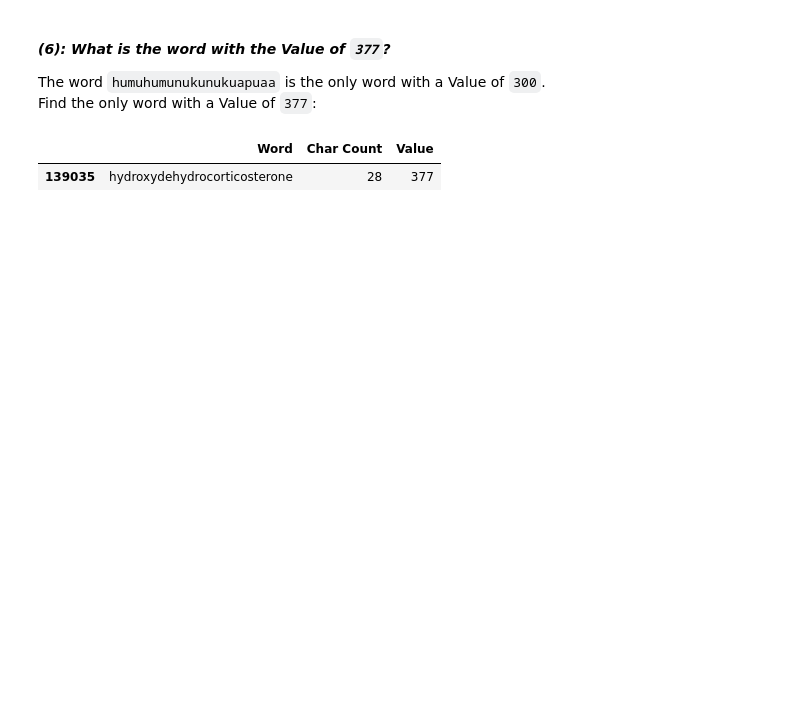
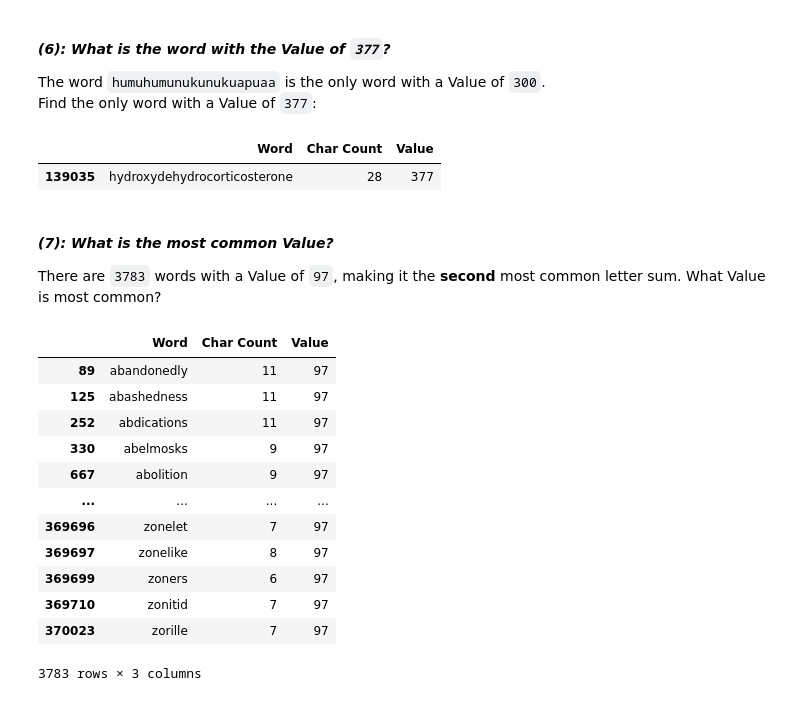
Before and after one commit to ChrisDunamis/Portfolios, a Jupyter notebook: Python/Projects/freeCodeCamp - Pandas & Python for Data Analysis/Main.ipynb, the cells around one changed output. Drawn from its saved outputs; the diff is of its cells as text; code cells hidden in the pictures; blank space fills up the shorter version.

```diff
--- a/Python/Projects/freeCodeCamp - Pandas & Python for Data Analysis/Main.ipynb
+++ b/Python/Projects/freeCodeCamp - Pandas & Python for Data Analysis/Main.ipynb
@@ -349,3 +348,25 @@ df.loc[df["Value"] == 377]
 # %% [output]
 |  | Word | Char Count | Value |
 | 139035 | hydroxydehydrocorticosterone | 28 | 377 |
+# %% [markdown]
+<br>
+
+___(7): What is the most common Value?___
+
+There are `3783` words with a Value of `97`, making it the __second__ most common letter sum. What Value is most common?
+# %%
+df.loc[df["Value"] == 97]
+# %% [output]
+|  | Word | Char Count | Value |
+| 89 | abandonedly | 11 | 97 |
+| 125 | abashedness | 11 | 97 |
+| 252 | abdications | 11 | 97 |
+| 330 | abelmosks | 9 | 97 |
+| 667 | abolition | 9 | 97 |
+| ... | ... | ... | ... |
+| 369696 | zonelet | 7 | 97 |
+| 369697 | zonelike | 8 | 97 |
+| 369699 | zoners | 6 | 97 |
+| 369710 | zonitid | 7 | 97 |
+| 370023 | zorille | 7 | 97 |
+3783 rows × 3 columns
```
Also changed, not shown: parts of 21 cells of this notebook, 1 other file.
